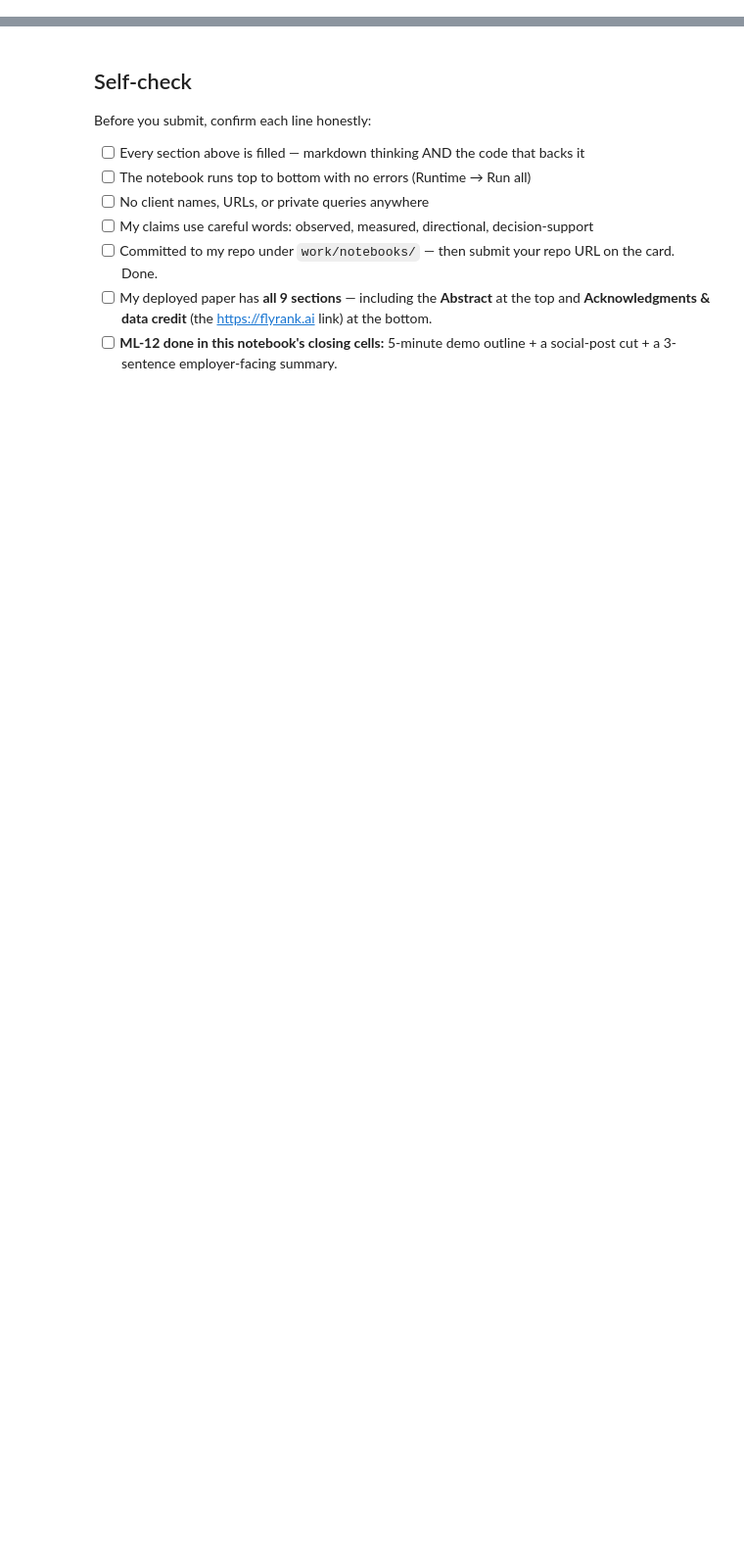
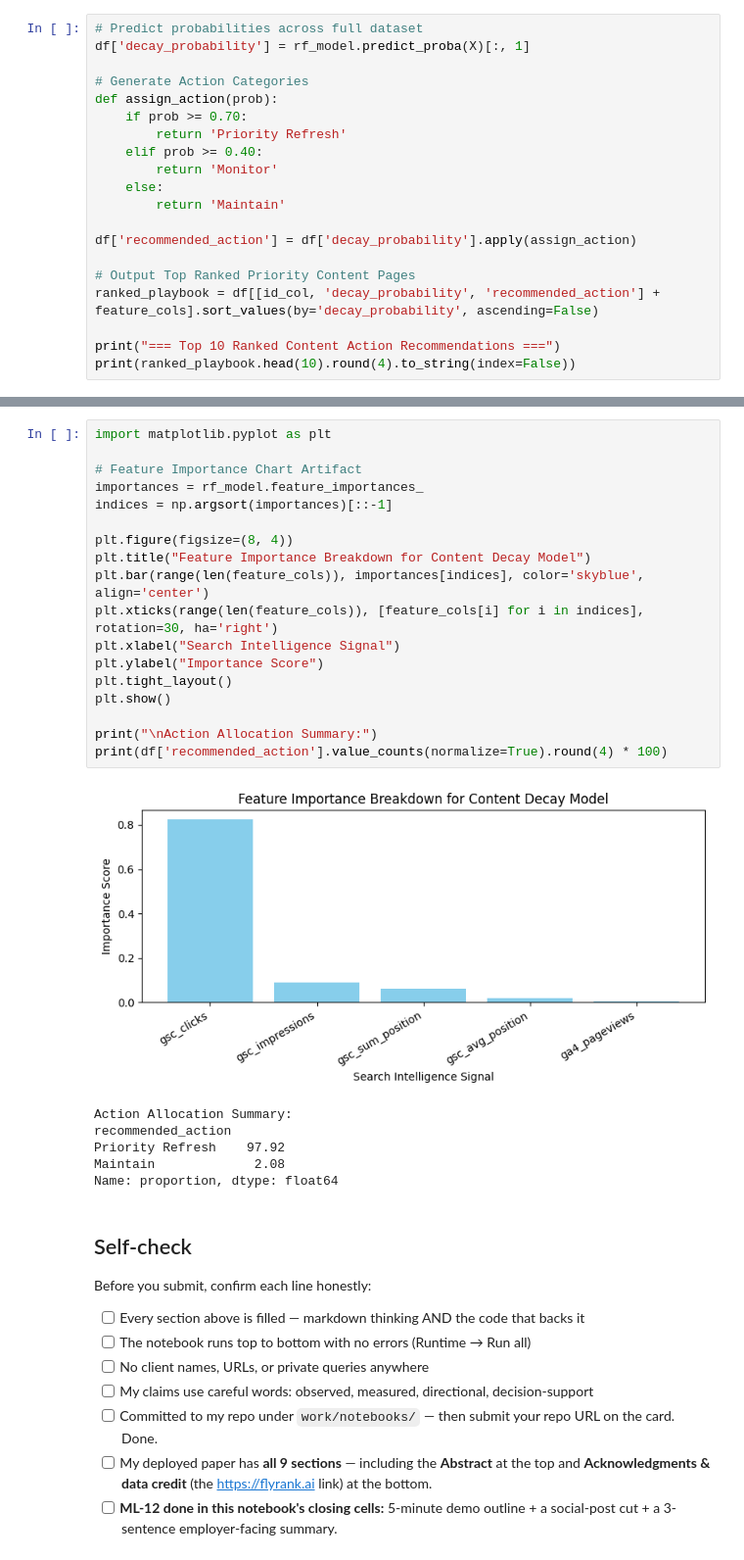
Before and after one commit to Om-Ranmode/flyrank-ml-internshipPractice, a Jupyter notebook: work/notebooks/capstone.ipynb, the cells around one changed output, grey strips where cells are left out. Shown at 98% size. Cells and saved outputs as stored; diff of their text form; blank space fills up the shorter version.

```diff
--- a/work/notebooks/capstone.ipynb
+++ b/work/notebooks/capstone.ipynb
@@ -32,0 +226,20 @@ This skeleton is yours to fill. Work the sections **in order** — each one has
+# %%
+# Predict probabilities across full dataset
+df['decay_probability'] = rf_model.predict_proba(X)[:, 1]
+
+# Generate Action Categories
+def assign_action(prob):
+    if prob >= 0.70:
+        return 'Priority Refresh'
+    elif prob >= 0.40:
+        return 'Monitor'
+    else:
+        return 'Maintain'
+
+df['recommended_action'] = df['decay_probability'].apply(assign_action)
+
+# Output Top Ranked Priority Content Pages
+ranked_playbook = df[[id_col, 'decay_probability', 'recommended_action'] + feature_cols].sort_values(by='decay_probability', ascending=False)
+
+print("=== Top 10 Ranked Content Action Recommendations ===")
+print(ranked_playbook.head(10).round(4).to_string(index=False))
@@ -37,3 +264,28 @@ This skeleton is yours to fill. Work the sections **in order** — each one has
+# %%
+import matplotlib.pyplot as plt
+
+# Feature Importance Chart Artifact
+importances = rf_model.feature_importances_
+indices = np.argsort(importances)[::-1]
+
+plt.figure(figsize=(8, 4))
+plt.title("Feature Importance Breakdown for Content Decay Model")
+plt.bar(range(len(feature_cols)), importances[indices], color='skyblue', align='center')
+plt.xticks(range(len(feature_cols)), [feature_cols[i] for i in indices], rotation=30, ha='right')
+plt.xlabel("Search Intelligence Signal")
+plt.ylabel("Importance Score")
+plt.tight_layout()
+plt.show()
+
+print("\nAction Allocation Summary:")
+print(df['recommended_action'].value_counts(normalize=True).round(4) * 100)
+# %% [output]
+[figure, added]
+Action Allocation Summary:
+recommended_action
+Priority Refresh    97.92
+Maintain             2.08
+Name: proportion, dtype: float64
 # %% [markdown]
 ## Self-check
 
```
Also changed, not shown: parts of 19 cells of this notebook.
